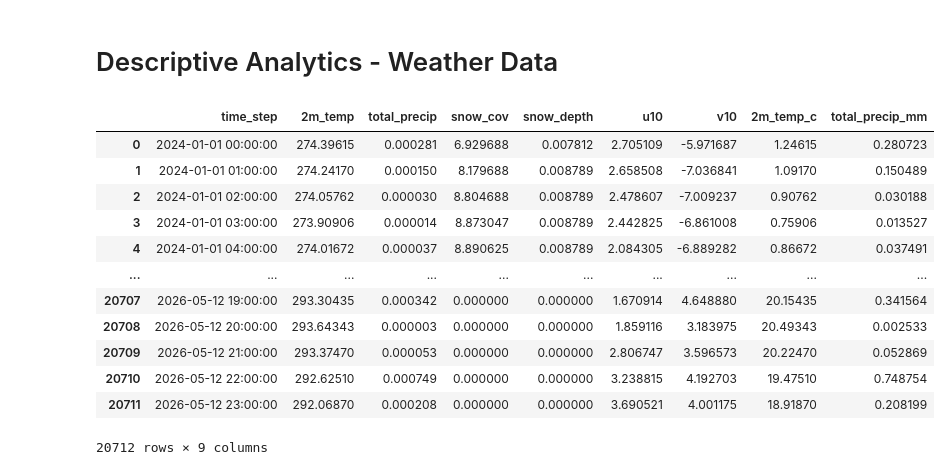
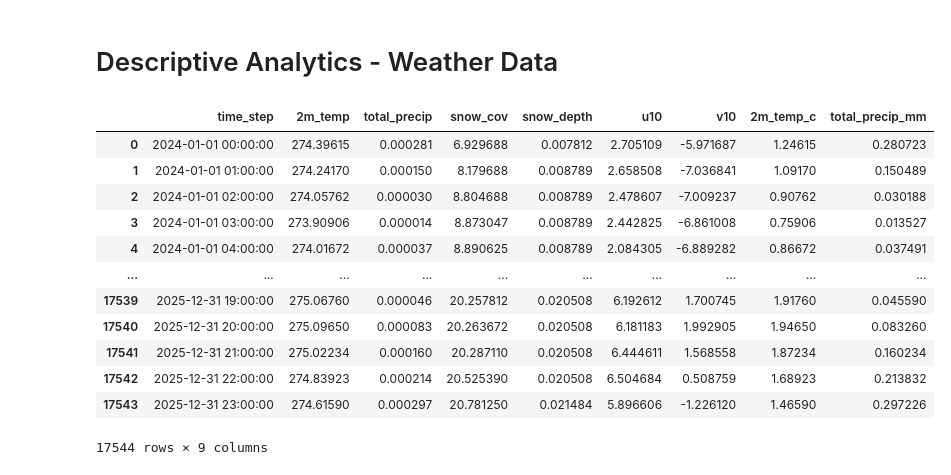
Before and after one commit to larissatheilmann/AAA_Project_Group7, a Jupyter notebook: notebooks/descriptive_analytics_weather.ipynb, the cells around one changed output. Cells and saved outputs as stored; diff of their text form; code cells hidden in the pictures.

```diff
--- a/notebooks/descriptive_analytics_weather.ipynb
+++ b/notebooks/descriptive_analytics_weather.ipynb
@@ -6,21 +6,21 @@ import numpy as np
 import matplotlib.pyplot as plt
 # %%
 # weather data
-weather_df = pd.read_parquet("../data/weather_data.parquet")
+weather_df = pd.read_parquet("../data/processed/weather_data_processed.parquet")
 weather_df
 # %% [output]
 |  | time_step | 2m_temp | total_precip | snow_cov | snow_depth | u10 | v10 | 2m_temp_c | total_precip_mm |
 | 0 | 2024-01-01 00:00:00 | 274.39615 | 0.000281 | 6.929688 | 0.007812 | 2.705109 | -5.971687 | 1.24615 | 0.280723 |
 | 1 | 2024-01-01 01:00:00 | 274.24170 | 0.000150 | 8.179688 | 0.008789 | 2.658508 | -7.036841 | 1.09170 | 0.150489 |
 | 2 | 2024-01-01 02:00:00 | 274.05762 | 0.000030 | 8.804688 | 0.008789 | 2.478607 | -7.009237 | 0.90762 | 0.030188 |
 | 3 | 2024-01-01 03:00:00 | 273.90906 | 0.000014 | 8.873047 | 0.008789 | 2.442825 | -6.861008 | 0.75906 | 0.013527 |
 | 4 | 2024-01-01 04:00:00 | 274.01672 | 0.000037 | 8.890625 | 0.008789 | 2.084305 | -6.889282 | 0.86672 | 0.037491 |
 | ... | ... | ... | ... | ... | ... | ... | ... | ... | ... |
-| 20707 | 2026-05-12 19:00:00 | 293.30435 | 0.000342 | 0.000000 | 0.000000 | 1.670914 | 4.648880 | 20.15435 | 0.341564 |
-| 20708 | 2026-05-12 20:00:00 | 293.64343 | 0.000003 | 0.000000 | 0.000000 | 1.859116 | 3.183975 | 20.49343 | 0.002533 |
-| 20709 | 2026-05-12 21:00:00 | 293.37470 | 0.000053 | 0.000000 | 0.000000 | 2.806747 | 3.596573 | 20.22470 | 0.052869 |
-| 20710 | 2026-05-12 22:00:00 | 292.62510 | 0.000749 | 0.000000 | 0.000000 | 3.238815 | 4.192703 | 19.47510 | 0.748754 |
-| 20711 | 2026-05-12 23:00:00 | 292.06870 | 0.000208 | 0.000000 | 0.000000 | 3.690521 | 4.001175 | 18.91870 | 0.208199 |
+| 17539 | 2025-12-31 19:00:00 | 275.06760 | 0.000046 | 20.257812 | 0.020508 | 6.192612 | 1.700745 | 1.91760 | 0.045590 |
+| 17540 | 2025-12-31 20:00:00 | 275.09650 | 0.000083 | 20.263672 | 0.020508 | 6.181183 | 1.992905 | 1.94650 | 0.083260 |
+| 17541 | 2025-12-31 21:00:00 | 275.02234 | 0.000160 | 20.287110 | 0.020508 | 6.444611 | 1.568558 | 1.87234 | 0.160234 |
+| 17542 | 2025-12-31 22:00:00 | 274.83923 | 0.000214 | 20.525390 | 0.020508 | 6.504684 | 0.508759 | 1.68923 | 0.213832 |
+| 17543 | 2025-12-31 23:00:00 | 274.61590 | 0.000297 | 20.781250 | 0.021484 | 5.896606 | -1.226120 | 1.46590 | 0.297226 |
-20712 rows × 9 columns
+17544 rows × 9 columns
 # %%
 features = [
```
Also changed, not shown: parts of 3 cells of this notebook, 1 other file.
